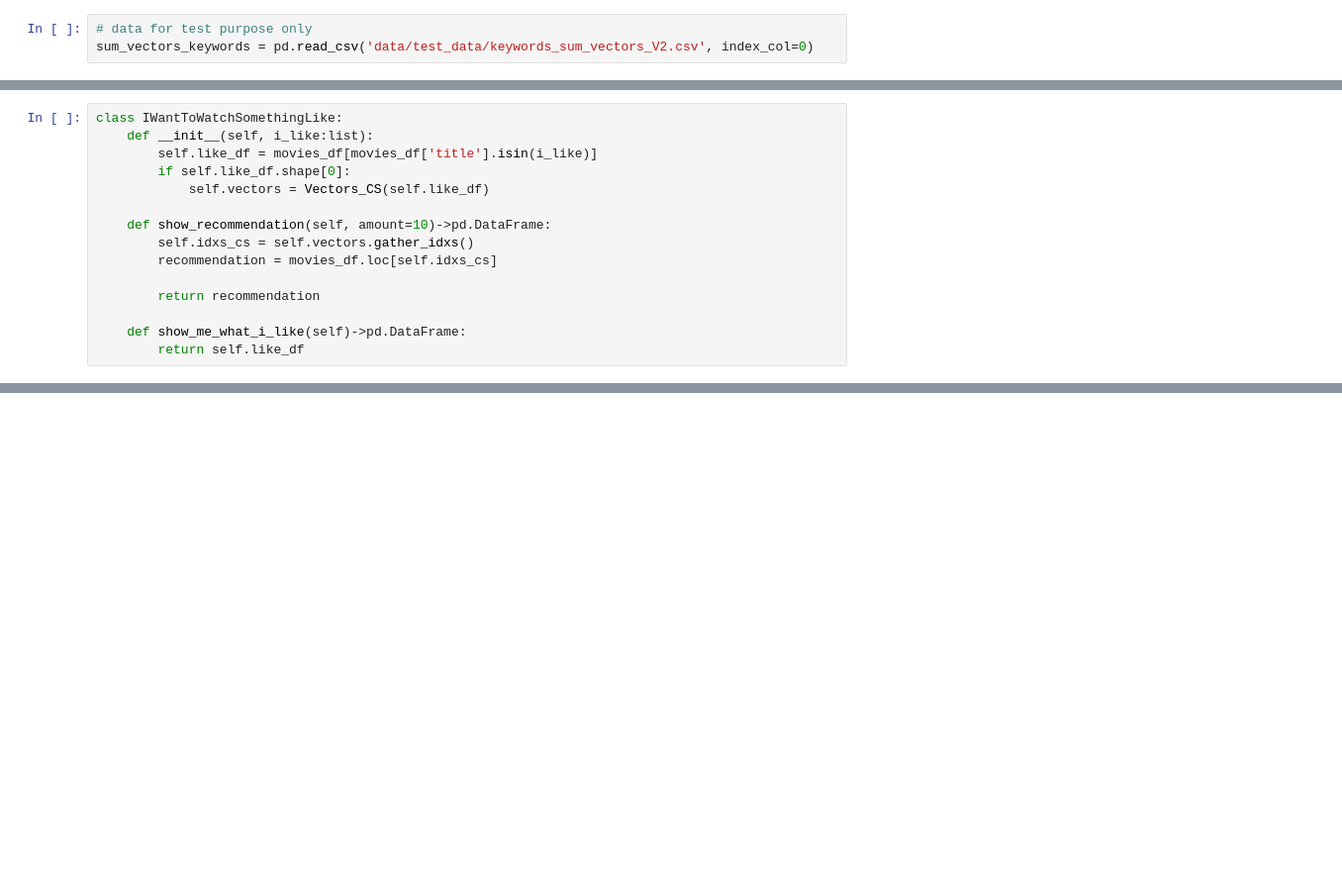
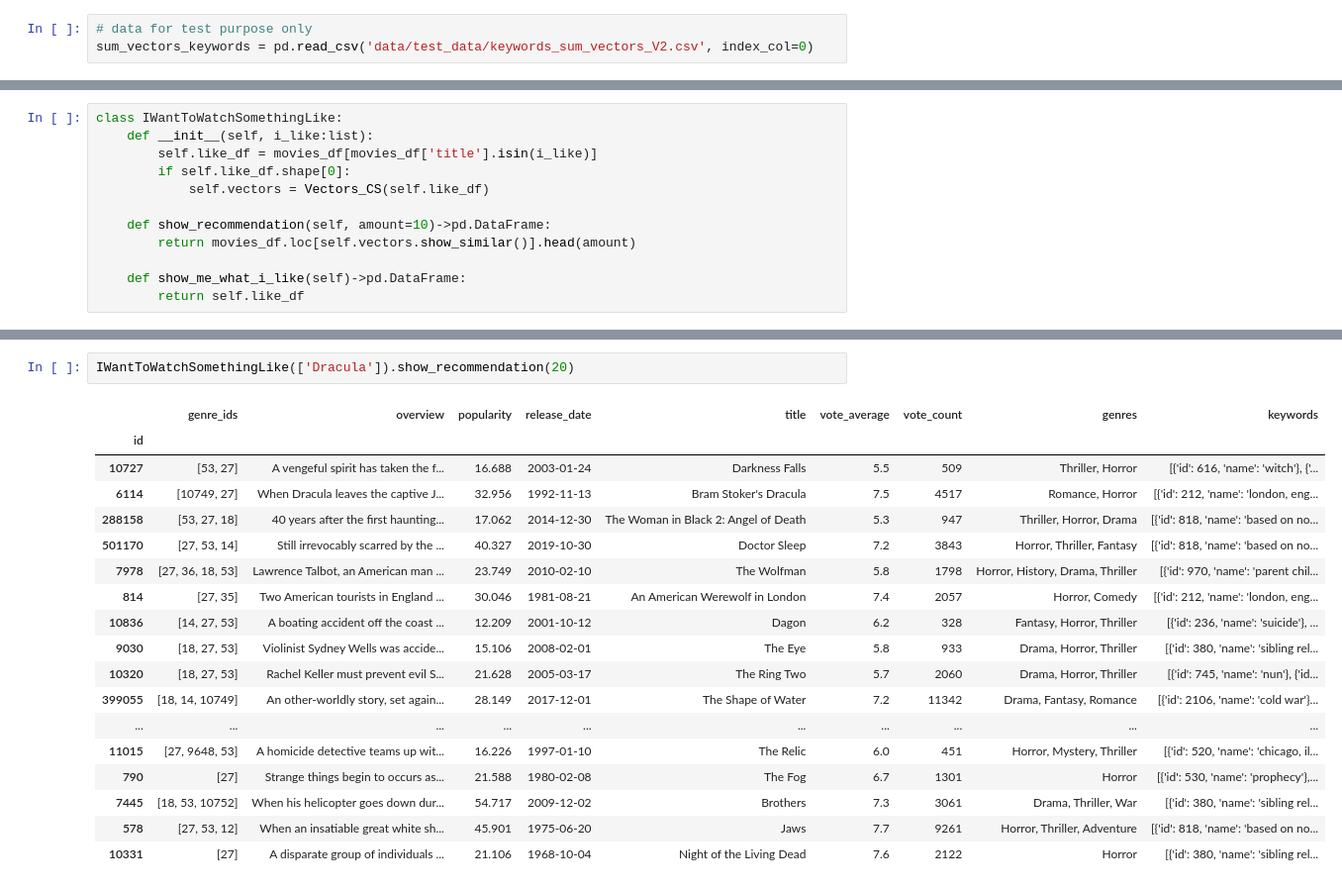
Before and after one commit to fadeeva/normal_projects, a Jupyter notebook: Popular_10000_movies_listed_on_TMDb/prsnt.ipynb, the cells around one changed output, grey strips where cells are left out. Shown at 99% size. Drawn from its saved outputs; the diff is of its cells as text; blank space fills up the shorter version.

```diff
--- a/Popular_10000_movies_listed_on_TMDb/prsnt.ipynb
+++ b/Popular_10000_movies_listed_on_TMDb/prsnt.ipynb
@@ -611,10 +590,7 @@ class IWantToWatchSomethingLike:
             self.vectors = Vectors_CS(self.like_df)
 
     def show_recommendation(self, amount=10)->pd.DataFrame:
-        self.idxs_cs = self.vectors.gather_idxs()
-        recommendation = movies_df.loc[self.idxs_cs]
-
-        return recommendation
+        return movies_df.loc[self.vectors.show_similar()].head(amount)
 
     def show_me_what_i_like(self)->pd.DataFrame:
         return self.like_df
@@ -662,0 +612,21 @@ what_to_watch.cs_THRESHOLD
+# %%
+IWantToWatchSomethingLike(['Dracula']).show_recommendation(20)
+# %% [output]
+|  | genre_ids | overview | popularity | release_date | title | vote_average | vote_count | genres | keywords |
+| id |  |  |  |  |  |  |  |  |  |
+| 10727 | [53, 27] | A vengeful spirit has taken the f... | 16.688 | 2003-01-24 | Darkness Falls | 5.5 | 509 | Thriller, Horror | [{'id': 616, 'name': 'witch'}, {'... |
+| 6114 | [10749, 27] | When Dracula leaves the captive J... | 32.956 | 1992-11-13 | Bram Stoker's Dracula | 7.5 | 4517 | Romance, Horror | [{'id': 212, 'name': 'london, eng... |
+| 288158 | [53, 27, 18] | 40 years after the first haunting... | 17.062 | 2014-12-30 | The Woman in Black 2: Angel of Death | 5.3 | 947 | Thriller, Horror, Drama | [{'id': 818, 'name': 'based on no... |
+| 501170 | [27, 53, 14] | Still irrevocably scarred by the ... | 40.327 | 2019-10-30 | Doctor Sleep | 7.2 | 3843 | Horror, Thriller, Fantasy | [{'id': 818, 'name': 'based on no... |
+| 7978 | [27, 36, 18, 53] | Lawrence Talbot, an American man ... | 23.749 | 2010-02-10 | The Wolfman | 5.8 | 1798 | Horror, History, Drama, Thriller | [{'id': 970, 'name': 'parent chil... |
+| 814 | [27, 35] | Two American tourists in England ... | 30.046 | 1981-08-21 | An American Werewolf in London | 7.4 | 2057 | Horror, Comedy | [{'id': 212, 'name': 'london, eng... |
+| 10836 | [14, 27, 53] | A boating accident off the coast ... | 12.209 | 2001-10-12 | Dagon | 6.2 | 328 | Fantasy, Horror, Thriller | [{'id': 236, 'name': 'suicide'}, ... |
+| 9030 | [18, 27, 53] | Violinist Sydney Wells was accide... | 15.106 | 2008-02-01 | The Eye | 5.8 | 933 | Drama, Horror, Thriller | [{'id': 380, 'name': 'sibling rel... |
+| 10320 | [18, 27, 53] | Rachel Keller must prevent evil S... | 21.628 | 2005-03-17 | The Ring Two | 5.7 | 2060 | Drama, Horror, Thriller | [{'id': 745, 'name': 'nun'}, {'id... |
+| 399055 | [18, 14, 10749] | An other-worldly story, set again... | 28.149 | 2017-12-01 | The Shape of Water | 7.2 | 11342 | Drama, Fantasy, Romance | [{'id': 2106, 'name': 'cold war'}... |
+| ... | ... | ... | ... | ... | ... | ... | ... | ... | ... |
+| 11015 | [27, 9648, 53] | A homicide detective teams up wit... | 16.226 | 1997-01-10 | The Relic | 6.0 | 451 | Horror, Mystery, Thriller | [{'id': 520, 'name': 'chicago, il... |
+| 790 | [27] | Strange things begin to occurs as... | 21.588 | 1980-02-08 | The Fog | 6.7 | 1301 | Horror | [{'id': 530, 'name': 'prophecy'},... |
+| 7445 | [18, 53, 10752] | When his helicopter goes down dur... | 54.717 | 2009-12-02 | Brothers | 7.3 | 3061 | Drama, Thriller, War | [{'id': 380, 'name': 'sibling rel... |
+| 578 | [27, 53, 12] | When an insatiable great white sh... | 45.901 | 1975-06-20 | Jaws | 7.7 | 9261 | Horror, Thriller, Adventure | [{'id': 818, 'name': 'based on no... |
+| 10331 | [27] | A disparate group of individuals ... | 21.106 | 1968-10-04 | Night of the Living Dead | 7.6 | 2122 | Horror | [{'id': 380, 'name': 'sibling rel... |
```
Also changed, not shown: parts of 9 cells of this notebook.
